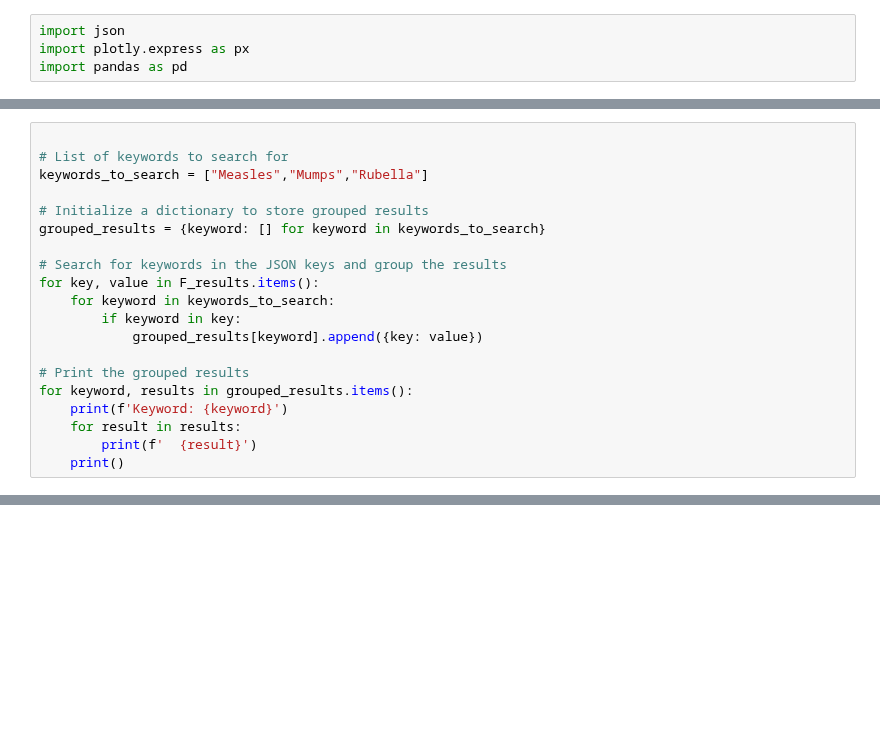
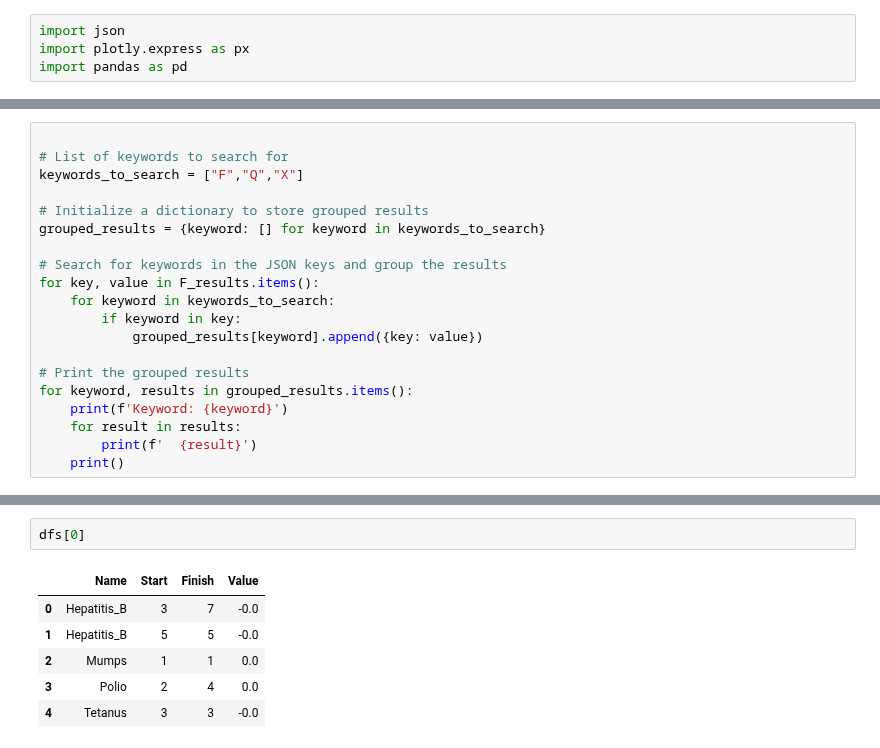
Before and after one commit to nuhorchak/Vaccine_Tender, a Jupyter notebook: Nick_results_plotting.ipynb, the cells around one changed output, grey strips where cells are left out. Saved outputs shown, nothing was run; the diff lists cells and outputs as text; blank space fills up the shorter version.

```diff
--- a/Nick_results_plotting.ipynb
+++ b/Nick_results_plotting.ipynb
@@ -10,7 +10,7 @@ print(F_results)
 # %%
 
 # List of keywords to search for
-keywords_to_search = ["Measles","Mumps","Rubella"]
+keywords_to_search = ["F","Q","X"]
 
 # Initialize a dictionary to store grouped results
 grouped_results = {keyword: [] for keyword in keywords_to_search}
@@ -47,0 +120,9 @@ Keyword: Measles
+# %%
+dfs[0]
+# %% [output]
+|  | Name | Start | Finish | Value |
+| 0 | Hepatitis_B | 3 | 7 | -0.0 |
+| 1 | Hepatitis_B | 5 | 5 | -0.0 |
+| 2 | Mumps | 1 | 1 | 0.0 |
+| 3 | Polio | 2 | 4 | 0.0 |
+| 4 | Tetanus | 3 | 3 | -0.0 |
```
Also changed, not shown: parts of 6 cells of this notebook.
